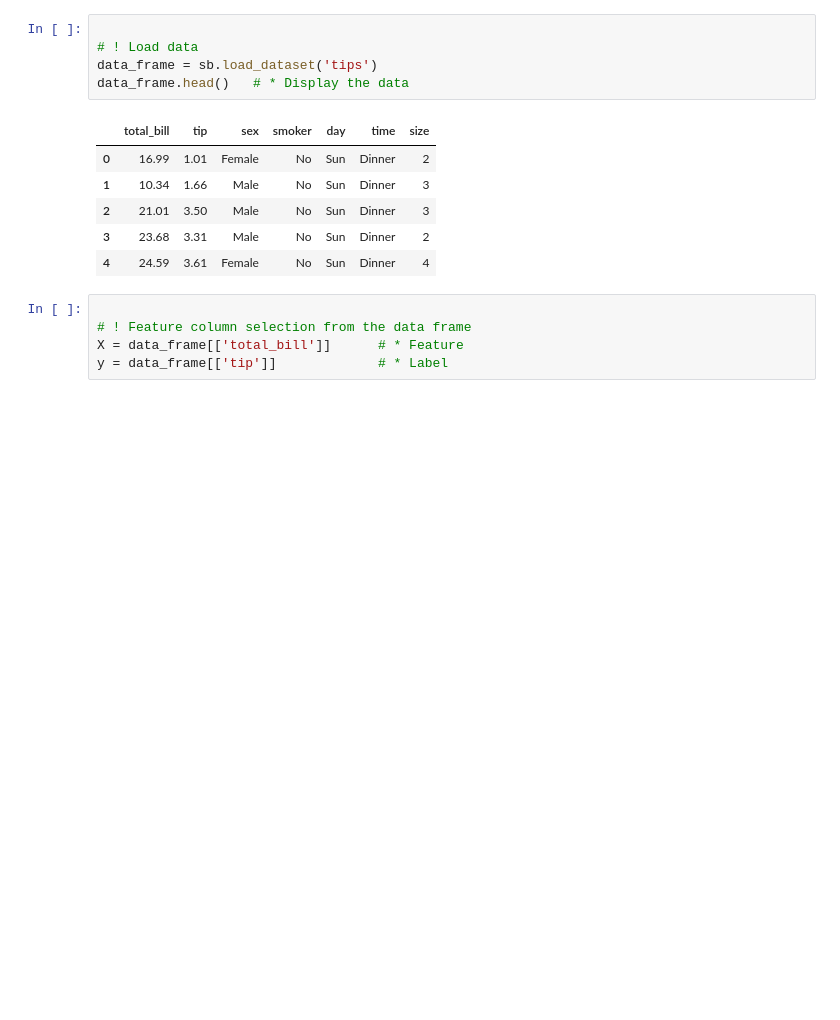
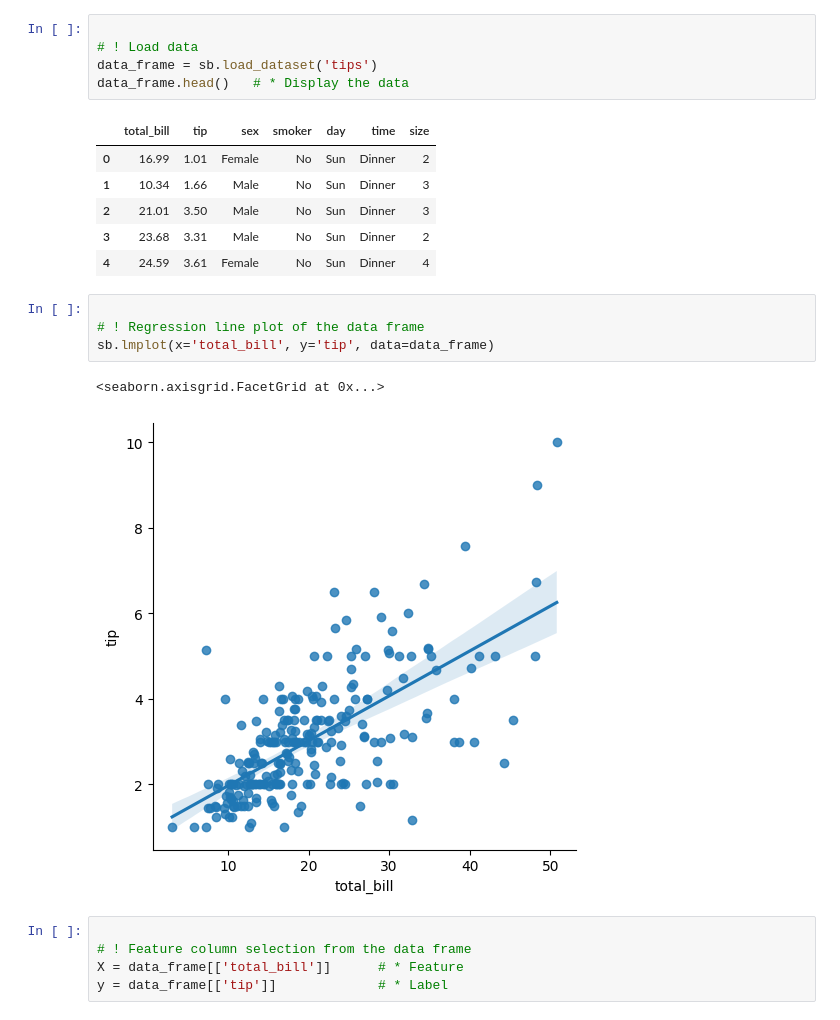
Before and after one commit to TalhaProgrammer92/Machine-Learning, a Jupyter notebook: Notebooks/01 Scikit Learn Basics.ipynb, the cells around one changed output. Drawn from its saved outputs; the diff is of its cells as text; blank space fills up the shorter version.

```diff
--- a/Notebooks/01 Scikit Learn Basics.ipynb
+++ b/Notebooks/01 Scikit Learn Basics.ipynb
@@ -20,6 +20,13 @@ data_frame.head()   # * Display the data
 | 2 | 21.01 | 3.50 | Male | No | Sun | Dinner | 3 |
 | 3 | 23.68 | 3.31 | Male | No | Sun | Dinner | 2 |
 | 4 | 24.59 | 3.61 | Female | No | Sun | Dinner | 4 |
+# %%
+
+# ! Regression line plot of the data frame
+sb.lmplot(x='total_bill', y='tip', data=data_frame)
+# %% [output]
+<seaborn.axisgrid.FacetGrid at 0x...>
+[figure, added]
 # %%
 
 # ! Feature column selection from the data frame
```
